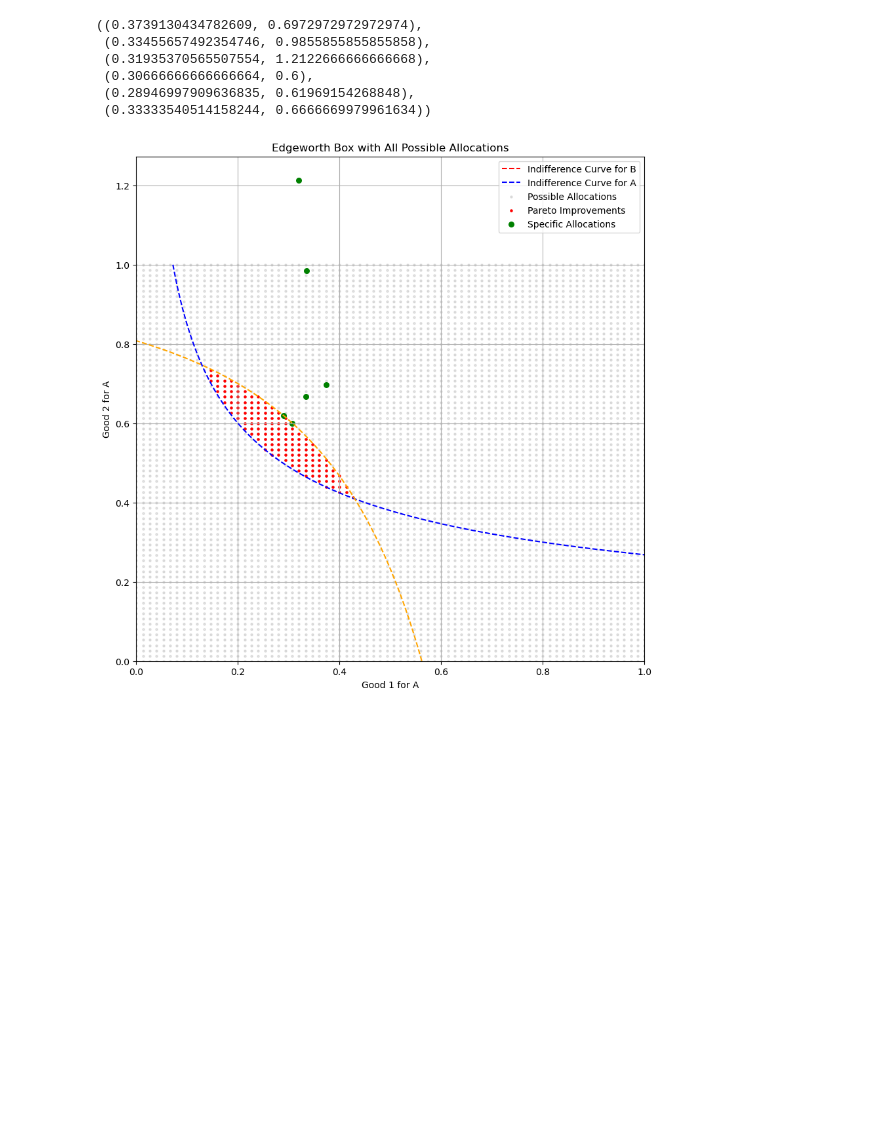
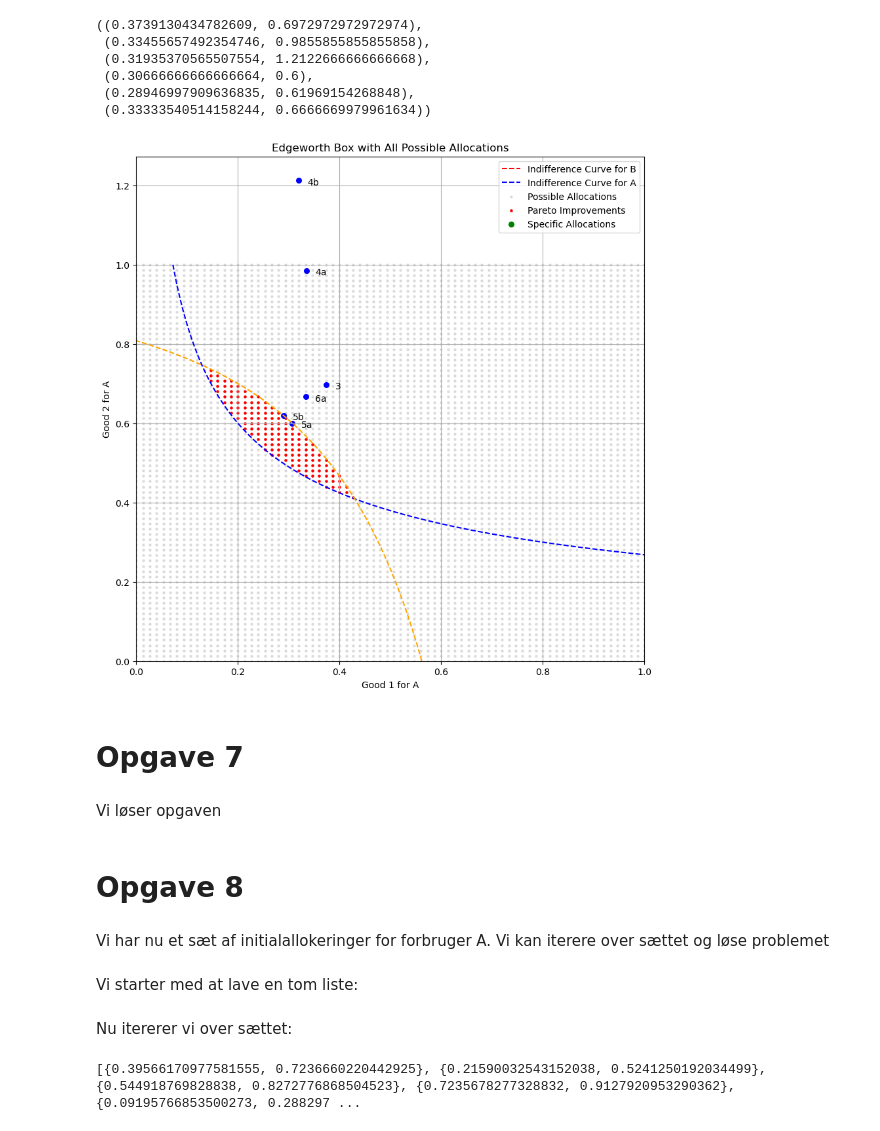
Before and after one commit to NumEconCopenhagen/projects-2024-jacobogmads, a Jupyter notebook: Jacob/Inaugural Jacob.ipynb, the cells around one changed output. Saved outputs shown, nothing was run; the diff lists cells and outputs as text; code cells hidden in the pictures; blank space fills up the shorter version.

```diff
--- a/Jacob/Inaugural Jacob.ipynb
+++ b/Jacob/Inaugural Jacob.ipynb
@@ -388,37 +383,44 @@ allocation_3, allocation_4a, allocation_4b, allocation_5a, allocation_5b, alloca
 # Unpacking allocations and Pareto improvements
 pareto_x1, pareto_x2 = zip(*pareto_improvements)  # Extracting Pareto improvements
 all_x1, all_x2 = zip(*allocations)  # Extracting all possible allocations
-specific_allocations = [allocation_3, allocation_4a, allocation_4b, allocation_5a, allocation_5b, allocation_6a]
+specific_labels = ['3', '4a', '4b', '5a', '5b', '6a']  # Labels for specific allocations
 specific_x1, specific_x2 = zip(*specific_allocations)  # Extract x1 and x2 components
-
 
 plt.figure(figsize=(10, 10))
 plt.scatter(all_x1, all_x2, color='grey', s=5, alpha=0.2, label="Possible Allocations")
 plt.scatter(pareto_x1, pareto_x2, color='red', s=5, label="Pareto Improvements")
-plt.scatter(specific_x1, specific_x2, color='green', s=30, label="Specific Allocations")
+specific_points = plt.scatter(specific_x1, specific_x2, color='blue', s=30, label="Specific Allocations")
+
+# Label specific allocations
+for i, label in enumerate(specific_labels):
+    plt.annotate(label, (specific_x1[i], specific_x2[i]), textcoords="offset points", xytext=(10,-5), ha='left')
 
 # Generating grids for indifference curves
 x1 = np.linspace(0, 1, 100)
 x2 = np.linspace(0, 1, 100)
 x1A_grid, x2A_grid = np.meshgrid(x1, x2)
 x1B_grid, x2B_grid = np.meshgrid(1-x1, 1-x2)
 
 utility_A_grid = utility_A(x1A_grid, x2A_grid, alpha)
 utility_B_grid = utility_B(x1B_grid, x2B_grid, beta)
 
 # Plotting indifference curves
 plt.contour(x1A_grid, x2A_grid, utility_A_grid, levels=[initial_utility_A], colors='blue', linestyles='dashed')
 plt.contour(x1B_grid, x2B_grid, utility_B_grid, levels=[initial_utility_B], colors='orange', linestyles='dashed')
 
 # Custom legend for contour lines
 red_line = mlines.Line2D([], [], color='red', linestyle='dashed', label='Indifference Curve for B')
 blue_line = mlines.Line2D([], [], color='blue', linestyle='dashed', label='Indifference Curve for A')
 plt.legend(handles=[red_line, blue_line, plt.scatter([], [], color='grey', s=5, alpha=0.2, label="Possible Allocations"), plt.scatter([], [], color='red', s=5, label="Pareto Improvements"), plt.scatter([], [], color='green', s=30, label="Specific Allocations")])
 
 plt.xlabel("Good 1 for A")
 plt.ylabel("Good 2 for A")
 plt.title("Edgeworth Box with All Possible Allocations")
 plt.grid(True)
 plt.show()
 # %% [output]
-[figure, old version]
+[figure, new version]
+# %% [markdown]
+# Opgave 7
+# %% [markdown]
+Vi løser opgaven
@@ -424,0 +429,6 @@ plt.show()
+# %% [markdown]
+# Opgave 8
+# %% [markdown]
+Vi har nu et sæt af initialallokeringer for forbruger A. Vi kan iterere over sættet og løse problemet
+# %% [markdown]
+Vi starter med at lave en tom liste:
@@ -424,0 +437,2 @@ plt.show()
+# %% [markdown]
+Nu itererer vi over sættet:
@@ -424,0 +462,4 @@ plt.show()
+# %%
+print(allocation_8)
+# %% [output]
+[{0.39566170977581555, 0.7236660220442925}, {0.21590032543152038, 0.5241250192034499}, {0.544918769828838, 0.8272776868504523}, {0.7235678277328832, 0.9127920953290362}, {0.09195766853500273, 0.288297 ...
```
Also changed, not shown: parts of 9 cells of this notebook.
